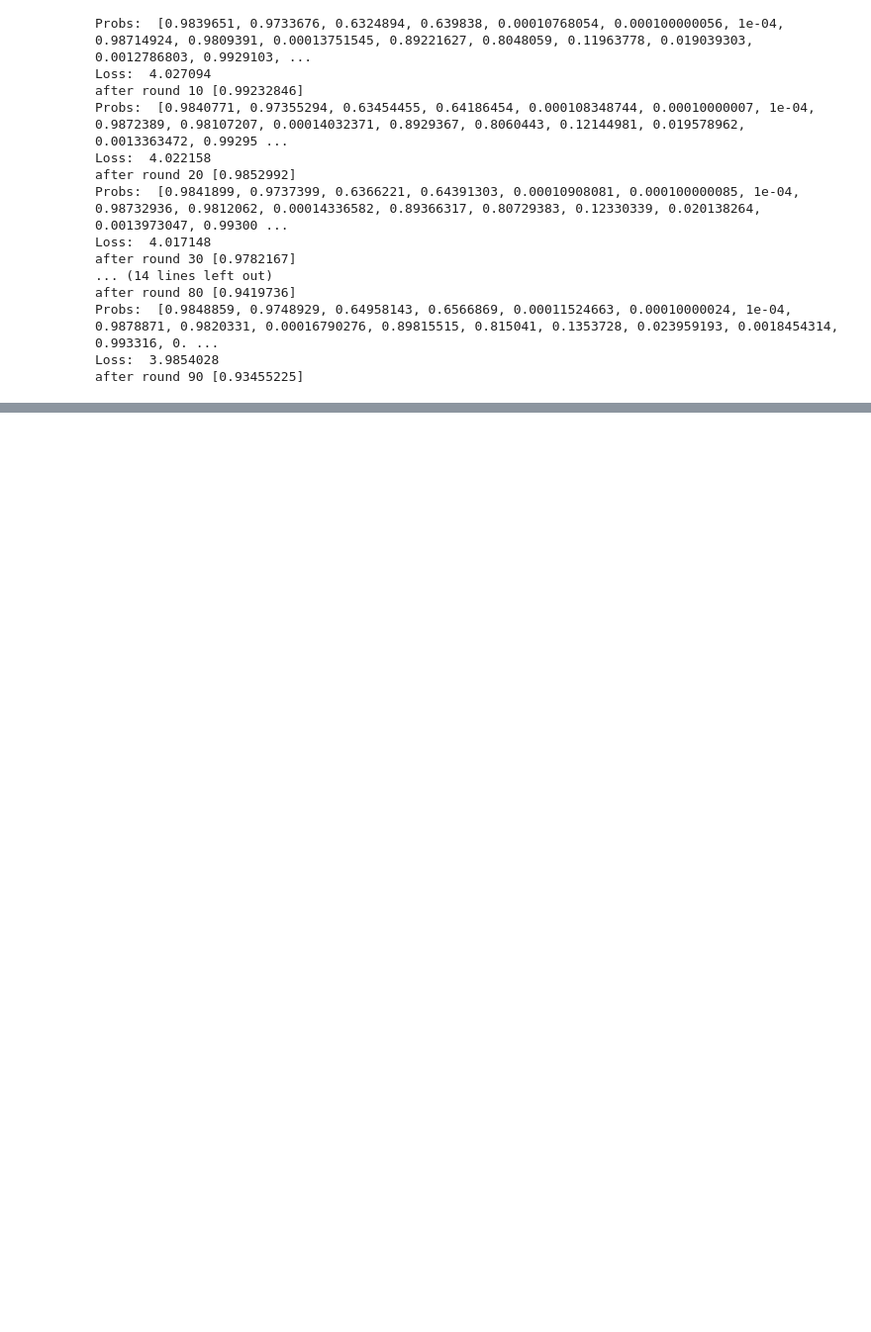
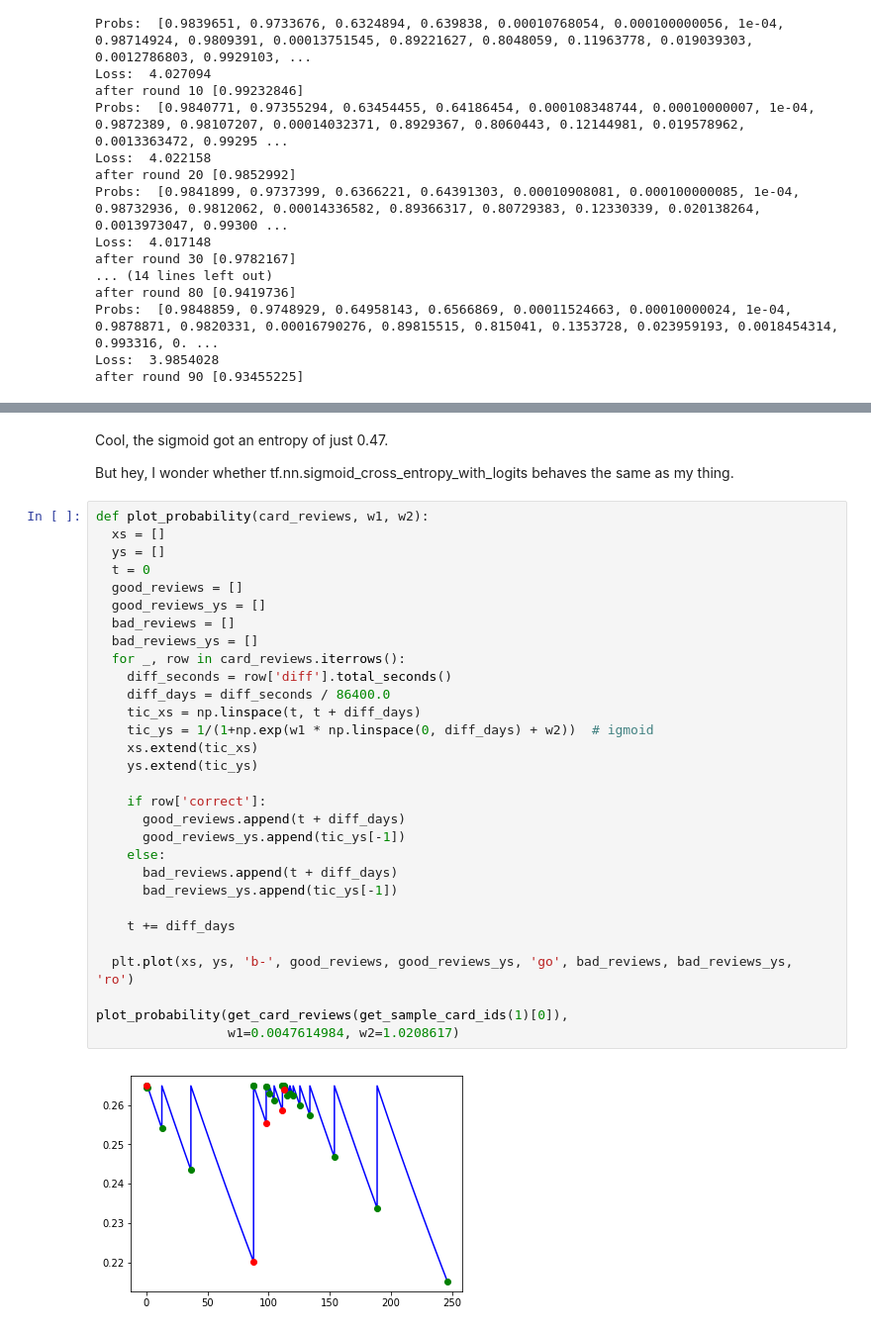
Before and after one commit to agentydragon/sched, a Jupyter notebook: Explore_Anki_data.ipynb, the cells around one changed output, grey strips where cells are left out. Shown at 99% size. Cells and saved outputs as stored; diff of their text form; blank space fills up the shorter version.

```diff
--- a/Explore_Anki_data.ipynb
+++ b/Explore_Anki_data.ipynb
@@ -264,0 +361,36 @@ after round 90 [0.93455225]
+# %% [markdown]
+Cool, the sigmoid got an entropy of just 0.47.
+
+But hey, I wonder whether tf.nn.sigmoid_cross_entropy_with_logits behaves the same as my thing.
+# %%
+def plot_probability(card_reviews, w1, w2):
+  xs = []
+  ys = []
+  t = 0
+  good_reviews = []
+  good_reviews_ys = []
+  bad_reviews = []
+  bad_reviews_ys = []
+  for _, row in card_reviews.iterrows():
+    diff_seconds = row['diff'].total_seconds()
+    diff_days = diff_seconds / 86400.0
+    tic_xs = np.linspace(t, t + diff_days)
+    tic_ys = 1/(1+np.exp(w1 * np.linspace(0, diff_days) + w2))  # igmoid
+    xs.extend(tic_xs)
+    ys.extend(tic_ys)
+
+    if row['correct']:
+      good_reviews.append(t + diff_days)
+      good_reviews_ys.append(tic_ys[-1])
+    else:
+      bad_reviews.append(t + diff_days)
+      bad_reviews_ys.append(tic_ys[-1])
+
+    t += diff_days
+
+  plt.plot(xs, ys, 'b-', good_reviews, good_reviews_ys, 'go', bad_reviews, bad_reviews_ys, 'ro')
+
+plot_probability(get_card_reviews(get_sample_card_ids(1)[0]),
+                 w1=0.0047614984, w2=1.0208617)
+# %% [output]
+[figure, added]
```
Also changed, not shown: parts of 11 cells of this notebook.
